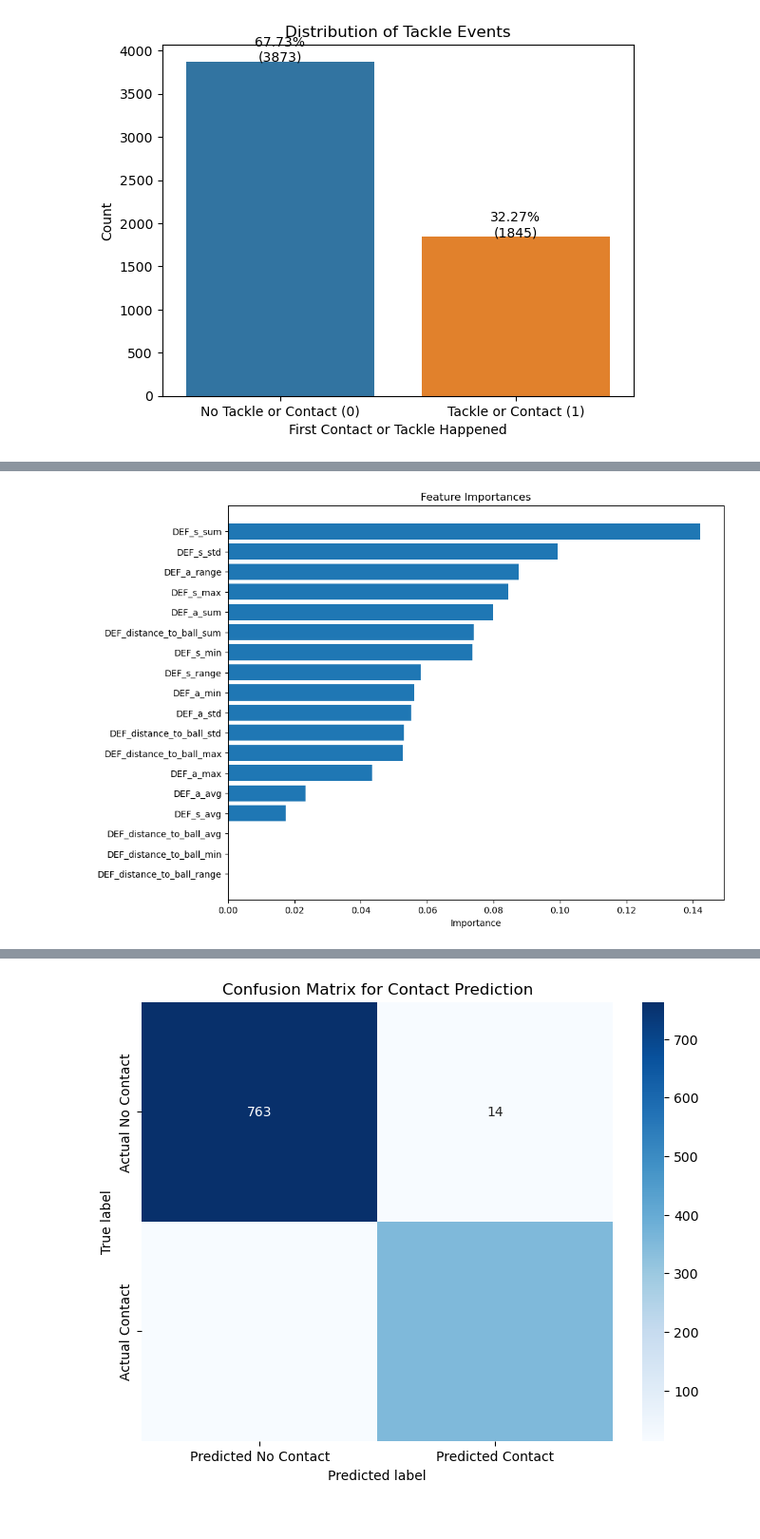
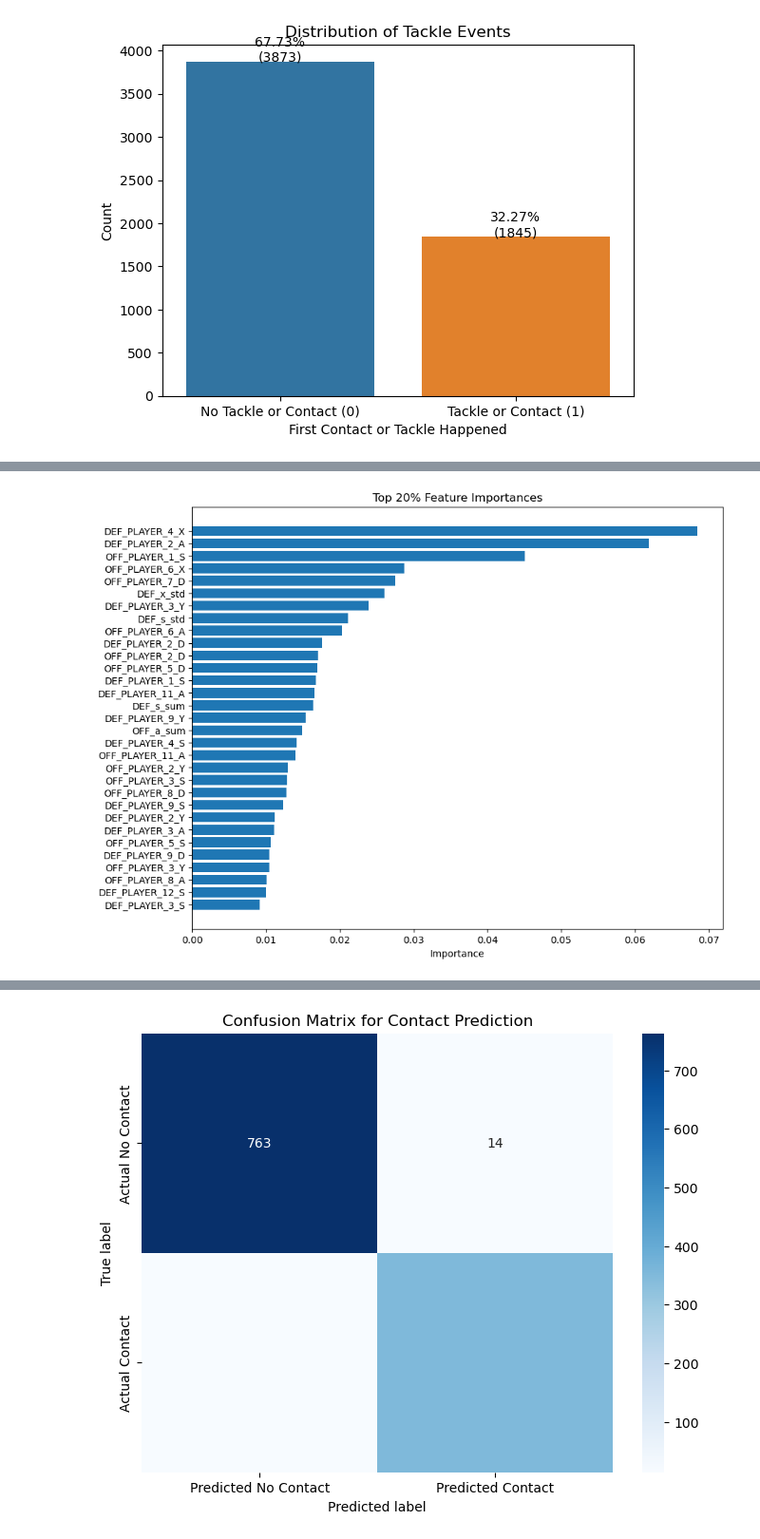
Before and after one commit to tbryan2/nfl-big-data-bowl-2024, a Jupyter notebook: notebooks/contact_or_tackle_probability.ipynb, the cells around one changed output, grey strips where cells are left out. Shown at 95% size. Saved outputs shown, nothing was run; the diff lists cells and outputs as text; code cells hidden in the pictures.

Commit message:
adding features and changing scoring metric

```diff
--- a/notebooks/contact_or_tackle_probability.ipynb
+++ b/notebooks/contact_or_tackle_probability.ipynb
@@ -296,6 +304,7 @@ pipe = Pipeline(steps=estimators)
 # You can now proceed with fitting your pipeline to
 # %%
 from sklearn.model_selection import RandomizedSearchCV
+from sklearn.metrics import brier_score_loss, make_scorer
 
 
 # Define your search space
@@ -311,9 +320,12 @@ search_space = {
     'clf__gamma': [0, 0.1, 0.5, 1, 5, 10]
 }
 
-# Setup RandomizedSearchCV
+# Define a custom scorer for RandomizedSearchCV
+brier_scorer = make_scorer(brier_score_loss, needs_proba=True, greater_is_better=False)
+
+# Setup RandomizedSearchCV with Brier scorer
 opt = RandomizedSearchCV(pipe, param_distributions=search_space,
-                         n_iter=10, scoring='roc_auc', cv=3,
+                         n_iter=10, scoring=brier_scorer, cv=3,
                          random_state=42)
 # %%
 from xgboost import XGBClassifier
@@ -416,27 +423,29 @@ Parameters: { "clf__colsample_bylevel", "clf__colsample_bynode", "clf__colsample
 # %%
-# Assuming 'model' is your trained XGBoost model
-
 import pandas as pd
 import matplotlib.pyplot as plt
 
-# Get feature importances
+# Assuming 'model' is your trained XGBoost model
 importance = model.feature_importances_
 
 # Convert to a DataFrame
 feature_importance = pd.DataFrame({'feature': X_train.columns, 'importance': importance})
 
-# Sort by importance
+# Sort by importance in descending order
 feature_importance = feature_importance.sort_values('importance', ascending=False)
+
+# Select the top 20% of the features
+top_20_percent = int(len(feature_importance) * 0.2)
+top_features = feature_importance.head(top_20_percent)
 
 # Plot
 plt.figure(figsize=(10, 8))
-plt.barh(feature_importance['feature'], feature_importance['importance'])
+plt.barh(top_features['feature'], top_features['importance'])
 plt.xlabel('Importance')
-plt.title('Feature Importances')
+plt.title('Top 20% Feature Importances')
 plt.gca().invert_yaxis()  # To display the highest bar at the top
 plt.show()
 # %% [output]
-[figure, old version]
+[figure, new version]
 # %%
 # Join predictions with identifiers
 test_with_proba = identifiers.loc[X_test.index].copy()  # use loc to match the indices
```
Also changed, not shown: parts of 13 cells of this notebook, 1 other file.
